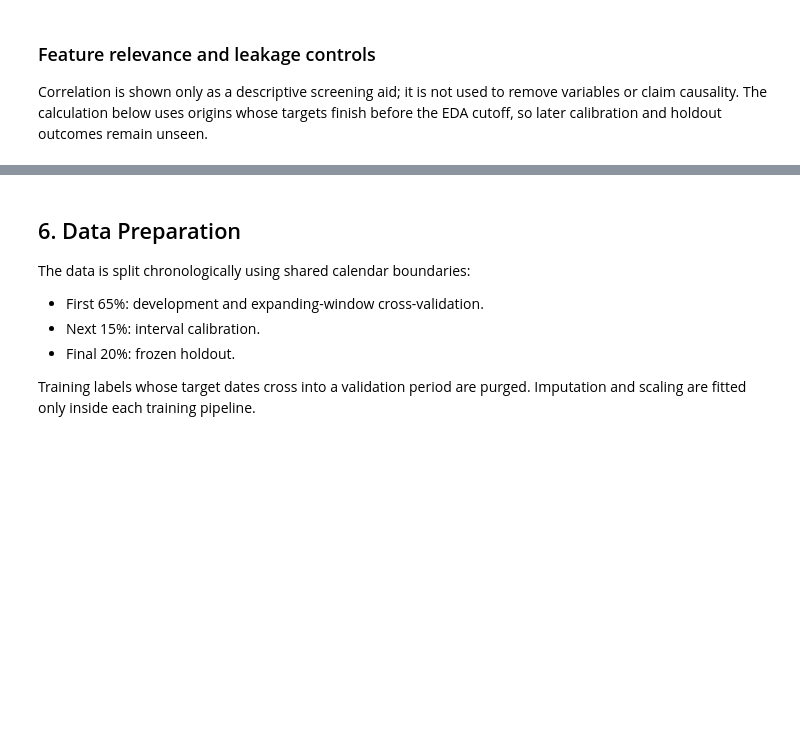
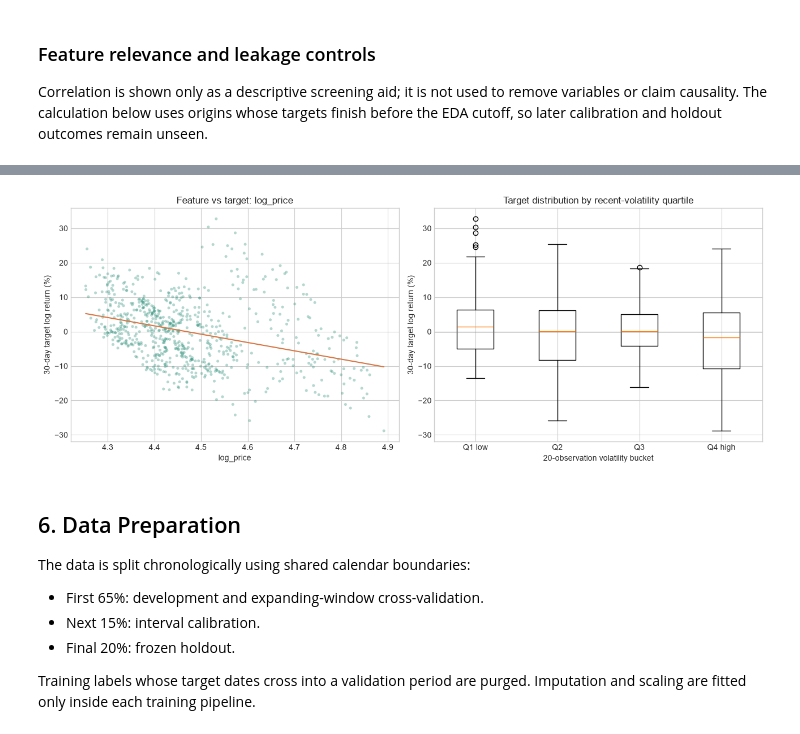
Before and after one commit to KHALIDKARROUM/predict_gasoil_prices, a Jupyter notebook: notebooks/data_science_workflow.ipynb, the cells around one changed output, grey strips where cells are left out. Cells and saved outputs as stored; diff of their text form; code cells hidden in the pictures; blank space fills up the shorter version.

```diff
--- a/notebooks/data_science_workflow.ipynb
+++ b/notebooks/data_science_workflow.ipynb
@@ -399,3 +518,47 @@ assert leakage_checks["target_prices_missing"] == 0
+# %%
+top_feature = target_correlation.index[0]
+feature_vs_target = feature_target[[top_feature, "target_log_return"]].dropna()
+
+fig, axes = plt.subplots(1, 2, figsize=(13, 5))
+axes[0].scatter(
+    feature_vs_target[top_feature], feature_vs_target["target_log_return"].mul(100),
+    s=13, alpha=0.35, color="#2a8f78", edgecolors="none",
+)
+if len(feature_vs_target) > 1:
+    slope, intercept = np.polyfit(
+        feature_vs_target[top_feature], feature_vs_target["target_log_return"].mul(100), 1
+    )
+    line_x = np.linspace(feature_vs_target[top_feature].min(), feature_vs_target[top_feature].max(), 100)
+    axes[0].plot(line_x, slope * line_x + intercept, color="#d97745", lw=1.5)
+axes[0].set(
+    title=f"Feature vs target: {top_feature}",
+    xlabel=top_feature,
+    ylabel=f"{example_horizon}-day target log return (%)",
+)
+
+volatility_target = feature_target[["volatility_20", "target_log_return"]].dropna().copy()
+volatility_target["volatility_quartile"] = pd.qcut(
+    volatility_target["volatility_20"], q=4,
+    labels=["Q1 low", "Q2", "Q3", "Q4 high"], duplicates="drop",
+)
+groups = [
+    group["target_log_return"].mul(100).to_numpy()
+    for _, group in volatility_target.groupby("volatility_quartile", observed=True)
+]
+labels_for_groups = [
+    str(label) for label in volatility_target["volatility_quartile"].cat.categories
+]
+axes[1].boxplot(groups, tick_labels=labels_for_groups, showfliers=True)
+axes[1].axhline(0, color="#777", lw=0.8)
+axes[1].set(
+    title="Target distribution by recent-volatility quartile",
+    xlabel="20-observation volatility bucket",
+    ylabel=f"{example_horizon}-day target log return (%)",
+)
+plt.tight_layout()
+plt.show()
+# %% [output]
+[figure, added]
 # %% [markdown]
 ## 6. Data Preparation
 
```
Also changed, not shown: parts of 15 cells of this notebook.
